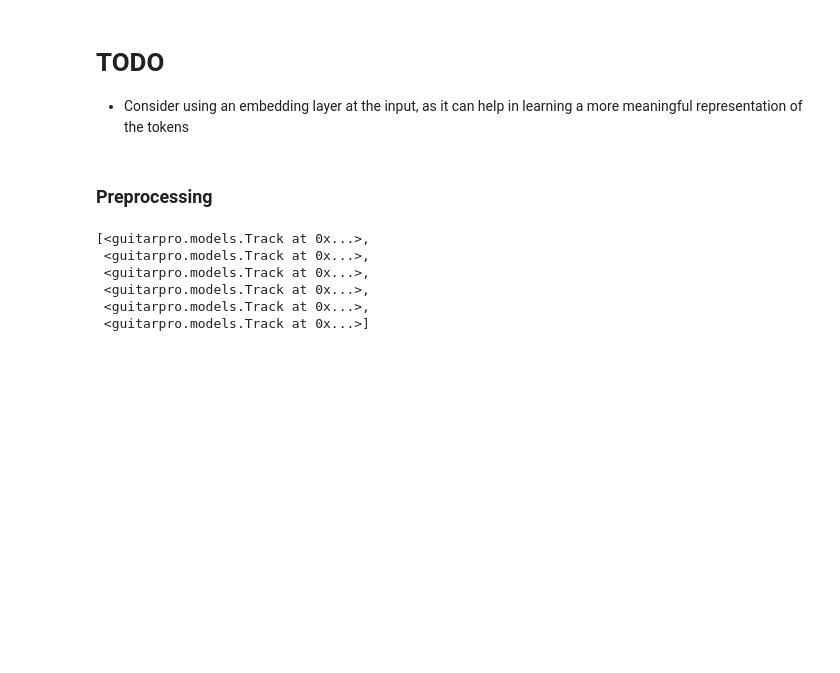
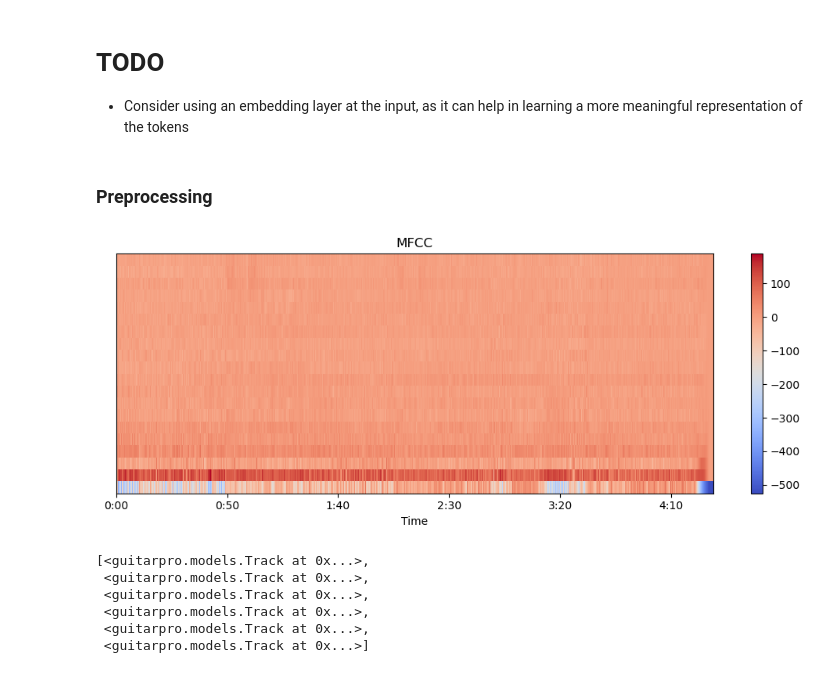
Before and after one commit to osamja/whats-the-tab, a Jupyter notebook: main.ipynb, the cells around one changed output. Cells and saved outputs as stored; diff of their text form; code cells hidden in the pictures; blank space fills up the shorter version.

```diff
--- a/main.ipynb
+++ b/main.ipynb
@@ -39,13 +39,15 @@ data = librosa.feature.mfcc(y=y, sr=sr)
 # %%
 def plotMFCC(data):
     plt.figure(figsize=(10, 4))
     librosa.display.specshow(data, x_axis='time')
     plt.colorbar()
     plt.title('MFCC')
     plt.tight_layout()
     plt.show()
 
-# plotMFCC(data)
+plotMFCC(data)
+# %% [output]
+[figure, added]
 # %%
 # install pyguitarpro
 # !pip install pyguitarpro
```
Also changed, not shown: parts of 30 cells of this notebook.
